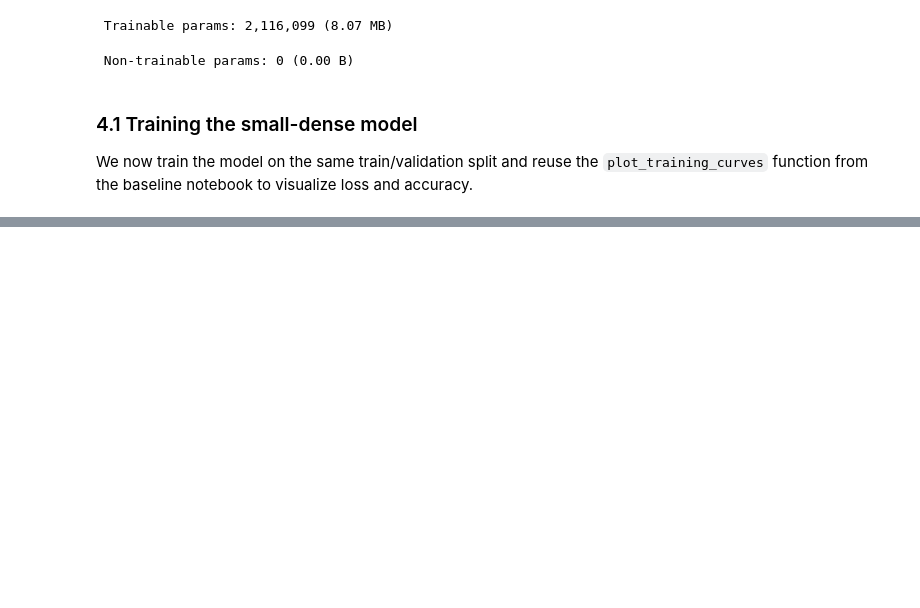
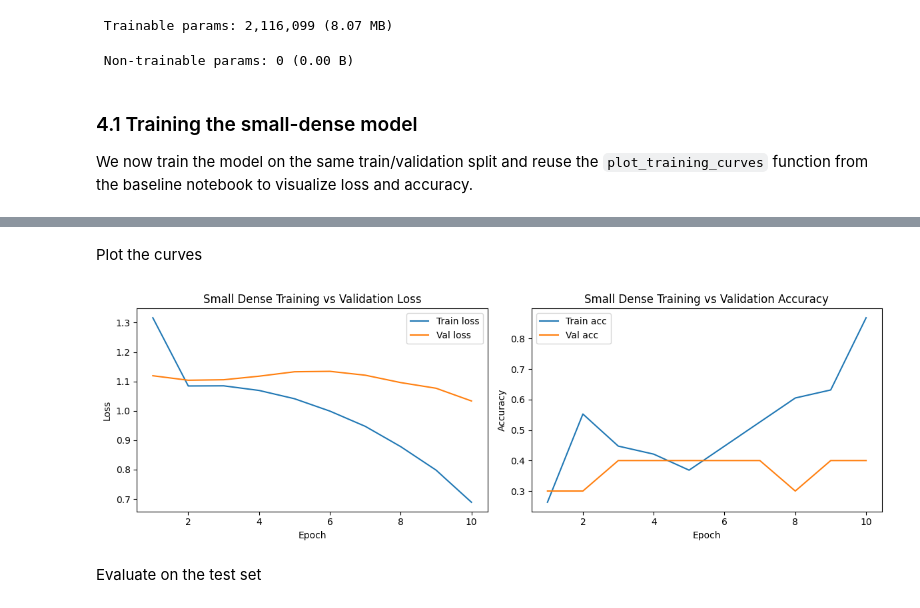
Before and after one commit to aabhiyann/audio-classification-cnn, a Jupyter notebook: notebooks/03_cnn_improved.ipynb, the cells around one changed output, grey strips where cells are left out. Cells and saved outputs as stored; diff of their text form; code cells hidden in the pictures; blank space fills up the shorter version.

Commit message:
training model with smaller dense model

```diff
--- a/notebooks/03_cnn_improved.ipynb
+++ b/notebooks/03_cnn_improved.ipynb
@@ -250,5 +250,15 @@ We now train the model on the same train/validation split and reuse the
 `plot_training_curves` function from the baseline notebook to visualize
 loss and accuracy.
 # %%
-# Training code will go here
-# history_small_dense = small_dense_model.fit(...)
+EPOCHS = 10
+BATCH_SIZE = 8
+
+small_dense_model = build_cnn_small_dense()
+
+history_small_dense = small_dense_model.fit(
+    X_train,
+    y_train,
+    epochs=EPOCHS,
+    batch_size=BATCH_SIZE,
+    validation_data=(X_val, y_val),
+)
@@ -254,0 +310,9 @@ loss and accuracy.
+# %% [markdown]
+Plot the curves
+# %%
+plot_training_curves(history_small_dense, title_prefix="Small Dense")
+# %% [output]
+[figure, added]
+# %% [markdown]
+
+Evaluate on the test set
```
Also changed, not shown: parts of 4 cells of this notebook.
